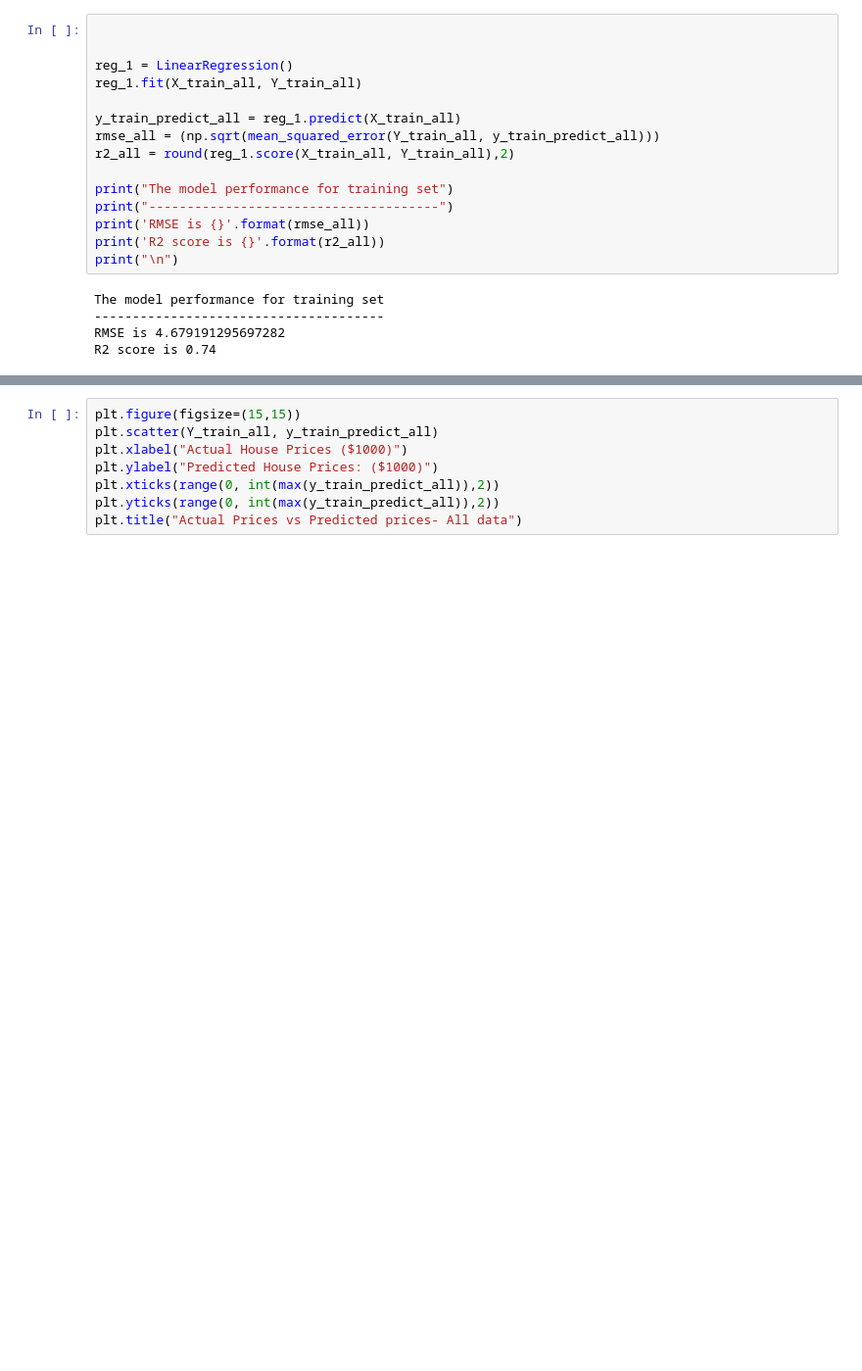
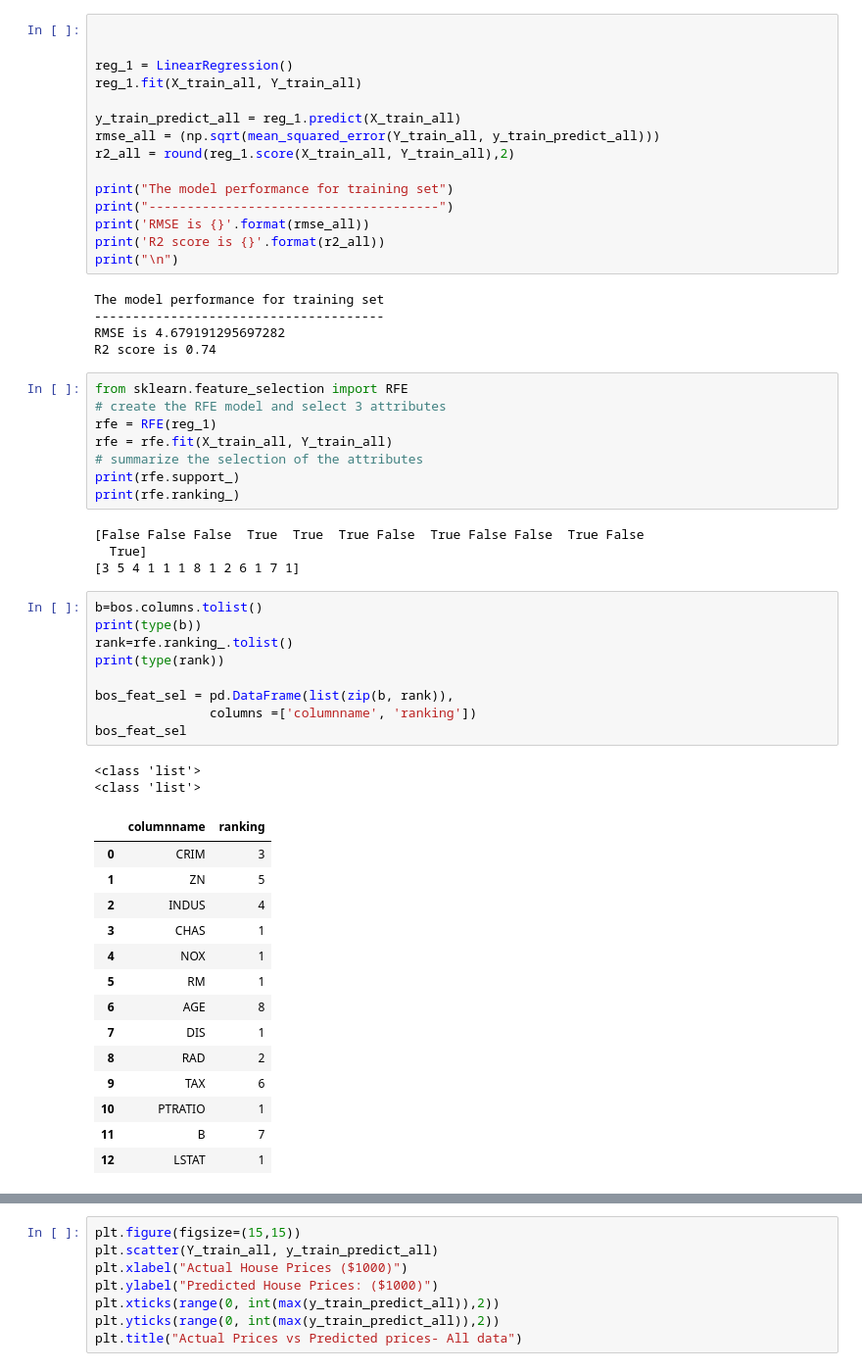
Before and after one commit to tanvi-arora/usecases, a Jupyter notebook: CaseStudy10_Imputation.ipynb, the cells around one changed output, grey strips where cells are left out. Shown at 98% size. Cells and saved outputs as stored; diff of their text form; blank space fills up the shorter version.

```diff
--- a/CaseStudy10_Imputation.ipynb
+++ b/CaseStudy10_Imputation.ipynb
@@ -159,3 +159,41 @@ The model performance for training set
 --------------------------------------
 RMSE is 4.679191295697282
 R2 score is 0.74
+# %%
+from sklearn.feature_selection import RFE
+# create the RFE model and select 3 attributes
+rfe = RFE(reg_1)
+rfe = rfe.fit(X_train_all, Y_train_all)
+# summarize the selection of the attributes
+print(rfe.support_)
+print(rfe.ranking_)
+# %% [output]
+[False False False  True  True  True False  True False False  True False
+  True]
+[3 5 4 1 1 1 8 1 2 6 1 7 1]
+# %%
+b=bos.columns.tolist()
+print(type(b))
+rank=rfe.ranking_.tolist()
+print(type(rank))
+
+bos_feat_sel = pd.DataFrame(list(zip(b, rank)),
+               columns =['columnname', 'ranking'])
+bos_feat_sel
+# %% [output]
+<class 'list'>
+<class 'list'>
+|  | columnname | ranking |
+| 0 | CRIM | 3 |
+| 1 | ZN | 5 |
+| 2 | INDUS | 4 |
+| 3 | CHAS | 1 |
+| 4 | NOX | 1 |
+| 5 | RM | 1 |
+| 6 | AGE | 8 |
+| 7 | DIS | 1 |
+| 8 | RAD | 2 |
+| 9 | TAX | 6 |
+| 10 | PTRATIO | 1 |
+| 11 | B | 7 |
+| 12 | LSTAT | 1 |
```
Also changed, not shown: parts of 28 cells of this notebook.
